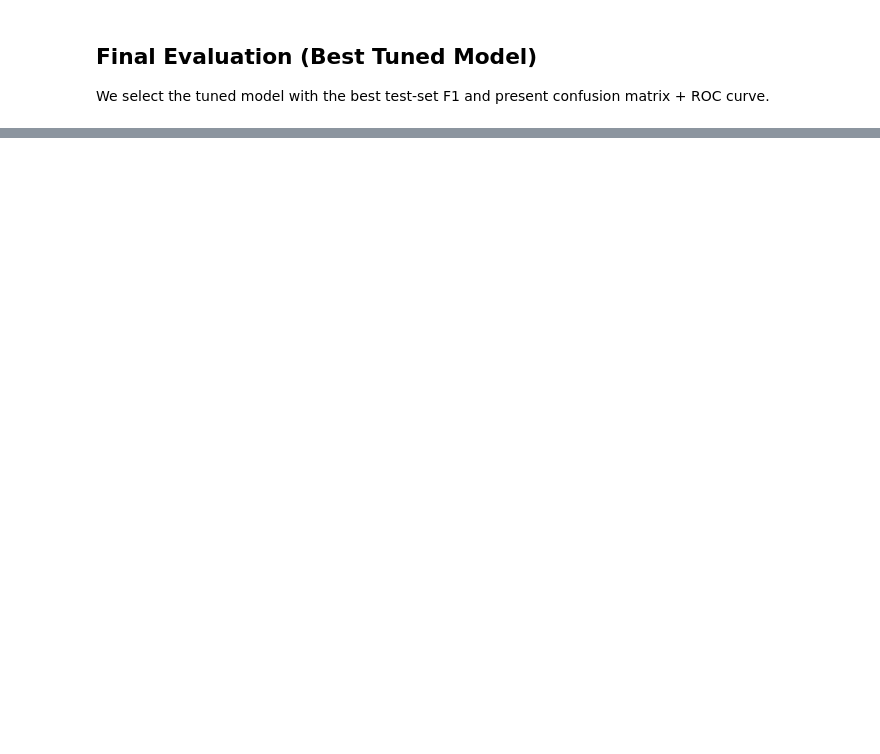
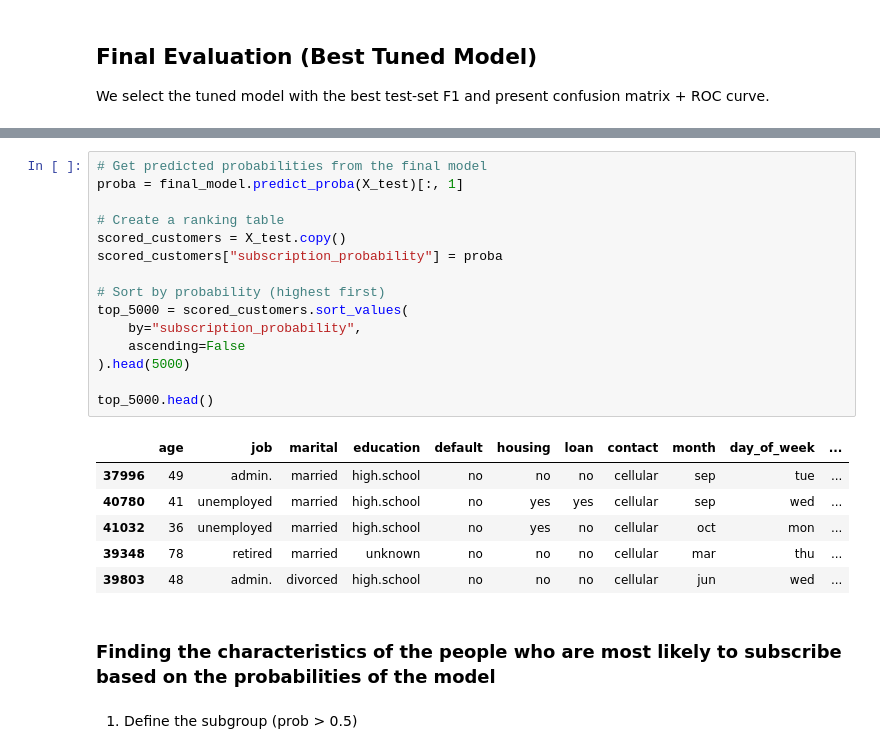
Before and after one commit to skavoori/practical-application-3, a Jupyter notebook: prompt_III.ipynb, the cells around one changed output, grey strips where cells are left out. Saved outputs shown, nothing was run; the diff lists cells and outputs as text; blank space fills up the shorter version.

```diff
--- a/prompt_III.ipynb
+++ b/prompt_III.ipynb
@@ -607,0 +679,26 @@ A model with the best F1 score provides the best balance between cost control an
+# %%
+# Get predicted probabilities from the final model
+proba = final_model.predict_proba(X_test)[:, 1]
+
+# Create a ranking table
+scored_customers = X_test.copy()
+scored_customers["subscription_probability"] = proba
+
+# Sort by probability (highest first)
+top_5000 = scored_customers.sort_values(
+    by="subscription_probability",
+    ascending=False
+).head(5000)
+
+top_5000.head()
+# %% [output]
+|  | age | job | marital | education | default | housing | loan | contact | month | day_of_week | ... |
+| 37996 | 49 | admin. | married | high.school | no | no | no | cellular | sep | tue | ... |
+| 40780 | 41 | unemployed | married | high.school | no | yes | yes | cellular | sep | wed | ... |
+| 41032 | 36 | unemployed | married | high.school | no | yes | no | cellular | oct | mon | ... |
+| 39348 | 78 | retired | married | unknown | no | no | no | cellular | mar | thu | ... |
+| 39803 | 48 | admin. | divorced | high.school | no | no | no | cellular | jun | wed | ... |
+# %% [markdown]
+### Finding the characteristics of the people who are most likely to subscribe based on the probabilities of the model
+# %% [markdown]
+1. Define the subgroup (prob > 0.5)
```
Also changed, not shown: parts of 26 cells of this notebook, 1 other file.
